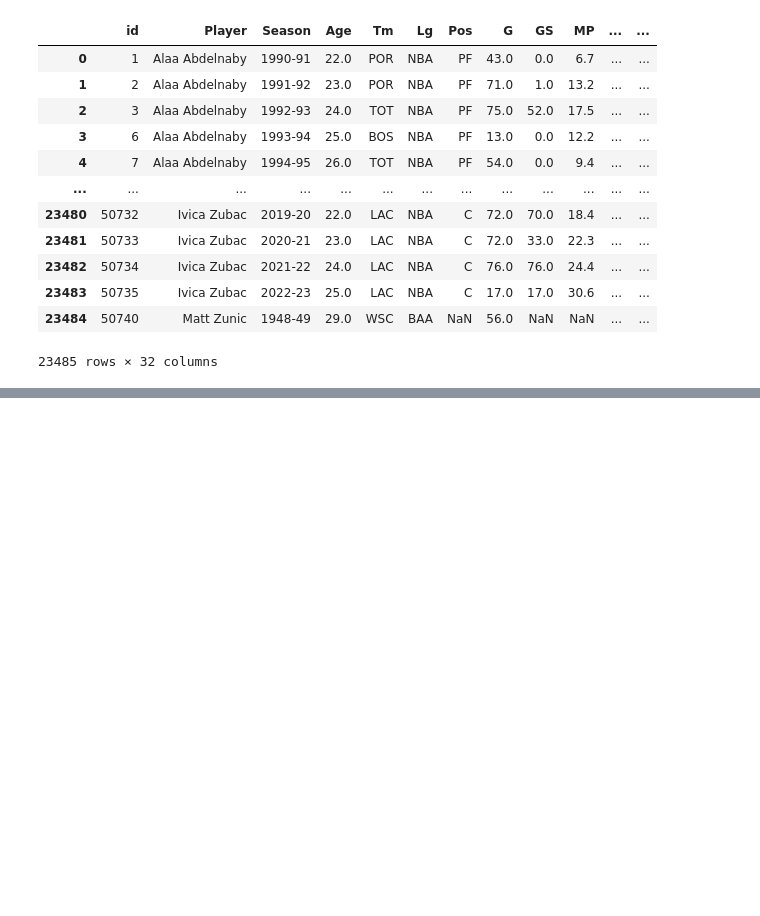
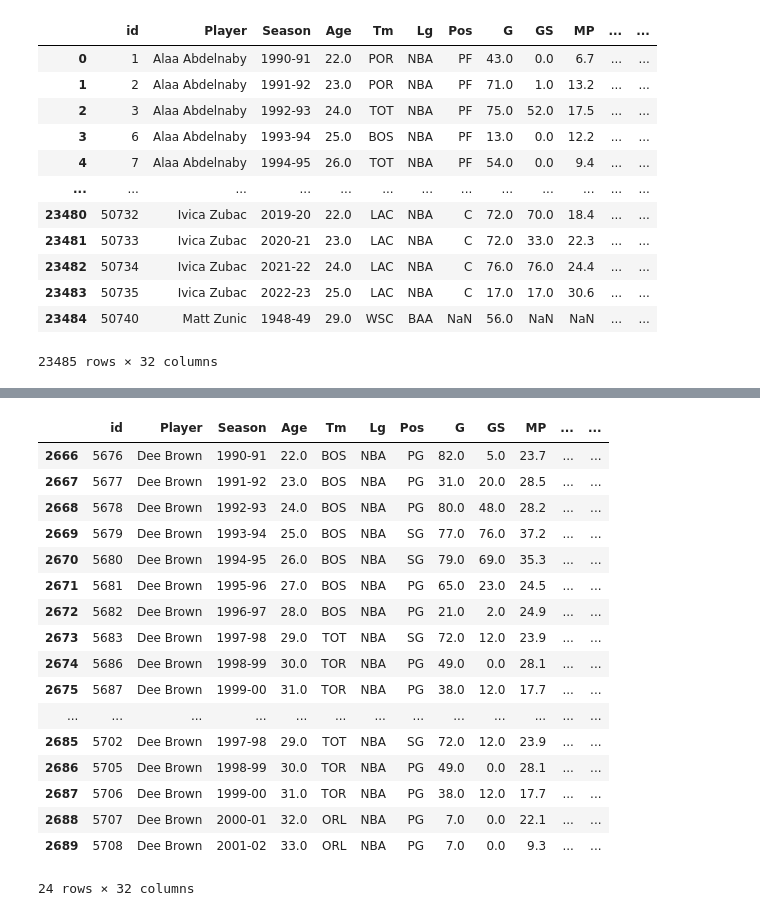
Before and after one commit to bjohn004/nba_stats_analysis, a Jupyter notebook: cleanup_more.ipynb, the cells around one changed output, grey strips where cells are left out. Cells and saved outputs as stored; diff of their text form; code cells hidden in the pictures; blank space fills up the shorter version.

```diff
--- a/cleanup_more.ipynb
+++ b/cleanup_more.ipynb
@@ -67,0 +77,3 @@ Name: Season, Length: 77, dtype: int64
+# %%
+list_years=list(range(19416, 19434,1))
+list_years
@@ -67,0 +115,2 @@ Name: Season, Length: 77, dtype: int64
+# %%
+stats.drop(stats.index[list_years], inplace=True)
@@ -67,0 +147,22 @@ Name: Season, Length: 77, dtype: int64
+# %%
+stats1=stats.loc[stats["Player"]=="Dee Brown"]
+stats1
+# %% [output]
+|  | id | Player | Season | Age | Tm | Lg | Pos | G | GS | MP | ... | ... |
+| 2666 | 5676 | Dee Brown | 1990-91 | 22.0 | BOS | NBA | PG | 82.0 | 5.0 | 23.7 | ... | ... |
+| 2667 | 5677 | Dee Brown | 1991-92 | 23.0 | BOS | NBA | PG | 31.0 | 20.0 | 28.5 | ... | ... |
+| 2668 | 5678 | Dee Brown | 1992-93 | 24.0 | BOS | NBA | PG | 80.0 | 48.0 | 28.2 | ... | ... |
+| 2669 | 5679 | Dee Brown | 1993-94 | 25.0 | BOS | NBA | SG | 77.0 | 76.0 | 37.2 | ... | ... |
+| 2670 | 5680 | Dee Brown | 1994-95 | 26.0 | BOS | NBA | SG | 79.0 | 69.0 | 35.3 | ... | ... |
+| 2671 | 5681 | Dee Brown | 1995-96 | 27.0 | BOS | NBA | PG | 65.0 | 23.0 | 24.5 | ... | ... |
+| 2672 | 5682 | Dee Brown | 1996-97 | 28.0 | BOS | NBA | PG | 21.0 | 2.0 | 24.9 | ... | ... |
+| 2673 | 5683 | Dee Brown | 1997-98 | 29.0 | TOT | NBA | SG | 72.0 | 12.0 | 23.9 | ... | ... |
+| 2674 | 5686 | Dee Brown | 1998-99 | 30.0 | TOR | NBA | PG | 49.0 | 0.0 | 28.1 | ... | ... |
+| 2675 | 5687 | Dee Brown | 1999-00 | 31.0 | TOR | NBA | PG | 38.0 | 12.0 | 17.7 | ... | ... |
+| ... | ... | ... | ... | ... | ... | ... | ... | ... | ... | ... | ... | ... |
+| 2685 | 5702 | Dee Brown | 1997-98 | 29.0 | TOT | NBA | SG | 72.0 | 12.0 | 23.9 | ... | ... |
+| 2686 | 5705 | Dee Brown | 1998-99 | 30.0 | TOR | NBA | PG | 49.0 | 0.0 | 28.1 | ... | ... |
+| 2687 | 5706 | Dee Brown | 1999-00 | 31.0 | TOR | NBA | PG | 38.0 | 12.0 | 17.7 | ... | ... |
+| 2688 | 5707 | Dee Brown | 2000-01 | 32.0 | ORL | NBA | PG | 7.0 | 0.0 | 22.1 | ... | ... |
+| 2689 | 5708 | Dee Brown | 2001-02 | 33.0 | ORL | NBA | PG | 7.0 | 0.0 | 9.3 | ... | ... |
+24 rows × 32 columns
```
Also changed, not shown: parts of 68 cells of this notebook, 11 other files.
